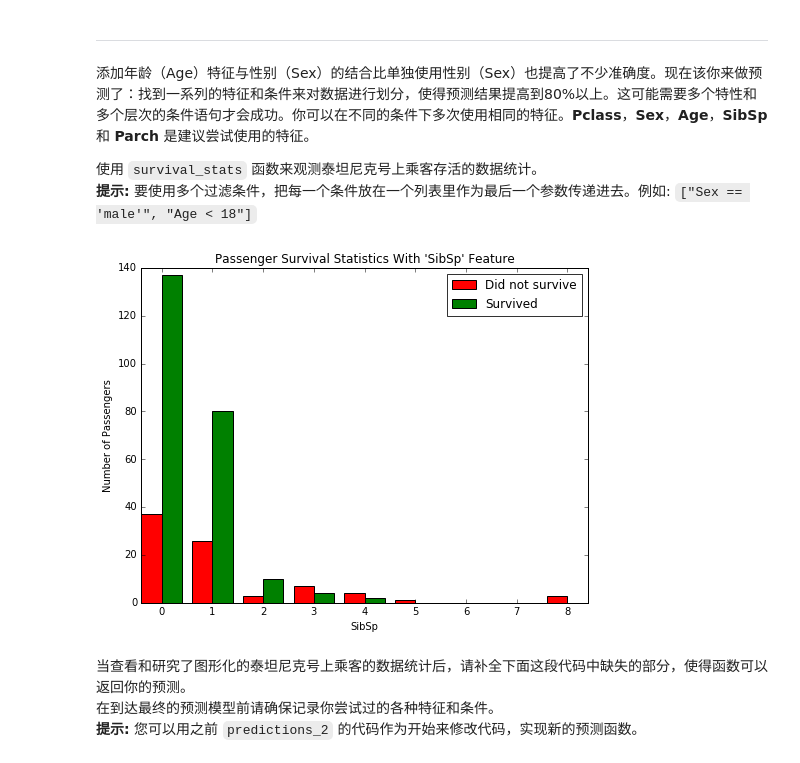
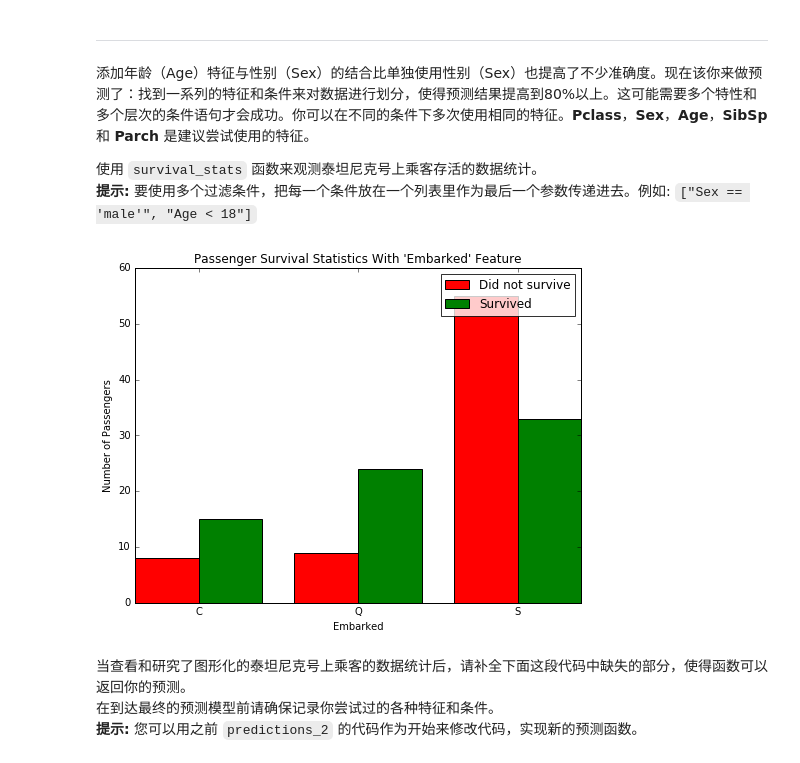
Before and after one commit to LancelotHolmes/titanic_survival_exploration, a Jupyter notebook: titanic_survival_exploration.ipynb, the cells around one changed output. Cells and saved outputs as stored; diff of their text form; code cells hidden in the pictures.

Commit message:
provide another method to make survival predictions

```diff
--- a/titanic_survival_exploration.ipynb
+++ b/titanic_survival_exploration.ipynb
@@ -248,12 +248,14 @@ Predictions have an accuracy of 79.35%.
 # %%
 # survival_stats(data, outcomes, 'Age', ["Sex == 'male'", "Age < 18"])
 # survival_stats(data, outcomes, 'SibSp')
 # survival_stats(data, outcomes, 'Pclass')
 # survival_stats(data, outcomes, 'Parch')
 # survival_stats(data, outcomes, 'Age', ["Sex == 'male'", "SibSp == 1"])
-survival_stats(data, outcomes, 'SibSp', ["Sex == 'female'"])
+# survival_stats(data, outcomes, 'SibSp', ["Sex == 'female'"])
+# survival_stats(data, outcomes, 'Embarked', ["Sex == 'female'"])
+survival_stats(data, outcomes, 'Embarked', ["Sex == 'female'","Pclass == 3"])
 # %% [output]
-[figure, old version]
+[figure, new version]
 # %% [markdown]
 当查看和研究了图形化的泰坦尼克号上乘客的数据统计后，请补全下面这段代码中缺失的部分，使得函数可以返回你的预测。
 在到达最终的预测模型前请确保记录你尝试过的各种特征和条件。
```
Also changed, not shown: parts of 3 cells of this notebook.
